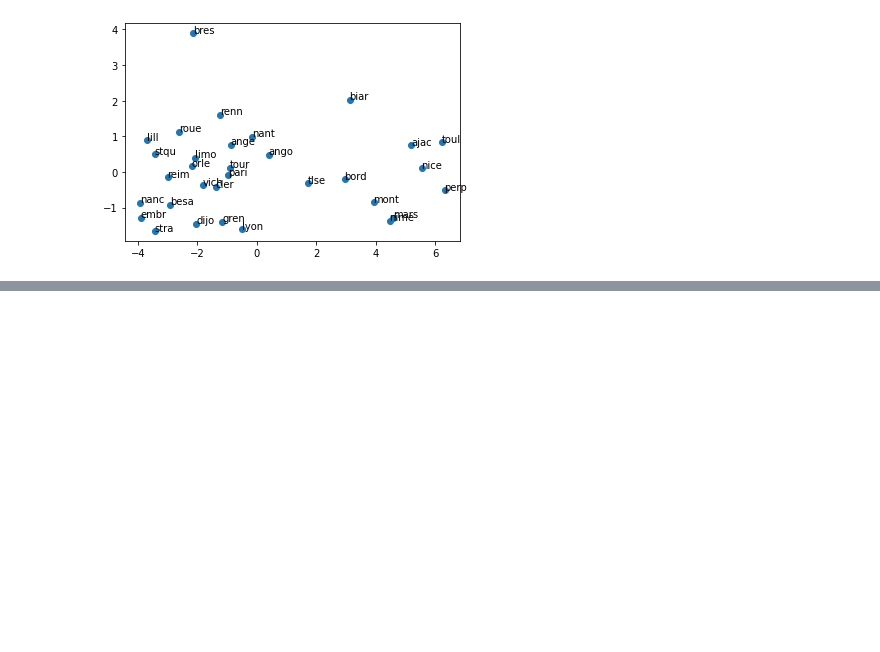
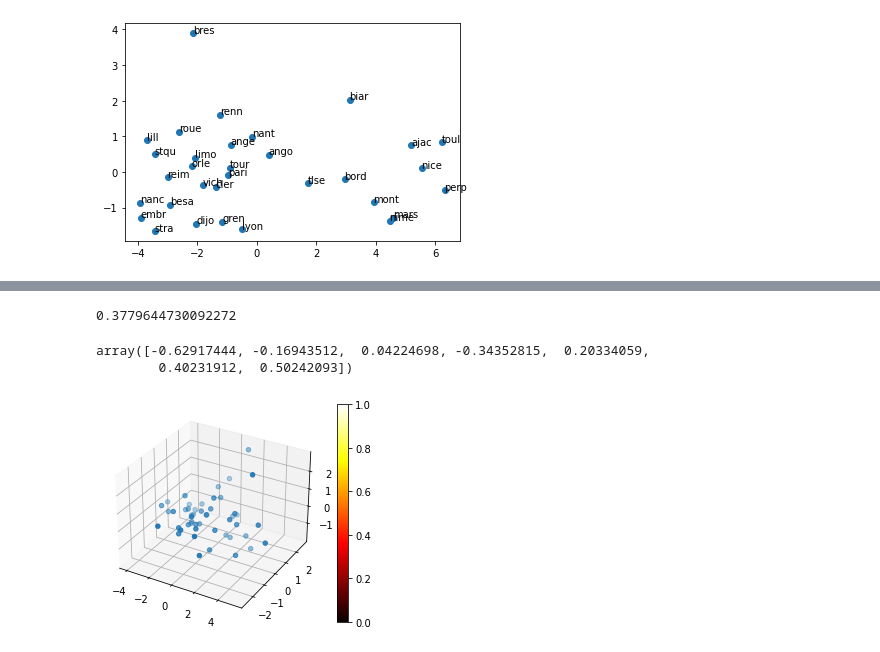
Before and after one commit to Kcrach/TP1_TA, a Jupyter notebook: TP-ANS/NoteBook_GUILLOTIN_ALCARAZ.ipynb, the cells around one changed output, grey strips where cells are left out. Saved outputs shown, nothing was run; the diff lists cells and outputs as text; code cells hidden in the pictures; blank space fills up the shorter version.

```diff
--- a/TP-ANS/NoteBook_GUILLOTIN_ALCARAZ.ipynb
+++ b/TP-ANS/NoteBook_GUILLOTIN_ALCARAZ.ipynb
@@ -86,0 +106,4 @@ plt.show()
+# %%
+x = crimes.iloc[:, 1:8].values
+labels = crimes.iloc[:, 0].values
+print("Etat : ", labels[0], ", Crimes : ", x[0])
@@ -86,0 +117,7 @@ plt.show()
+# %%
+SC = StandardScaler()
+SC.fit(x)
+Xnorm = SC.transform(x)
+# %%
+pca = PCA(n_components=7)
+pca.fit(Xnorm)
@@ -86,0 +143,9 @@ plt.show()
+# %%
+1/np.sqrt(7)
+# %% [output]
+0.3779644730092272
+# %%
+pca.components_[1,:]
+# %% [output]
+array([-0.62917444, -0.16943512,  0.04224698, -0.34352815,  0.20334059,
+        0.40231912,  0.50242093])
@@ -86,0 +154,10 @@ plt.show()
+# %%
+X_pca=pca.transform(Xnorm)
+# %%
+fig = plt.figure()
+ax = fig.add_subplot(111, projection='3d')
+img = ax.scatter(X_pca[:, 0], X_pca[:, 1], X_pca[:, 2], X_pca[:, 3], cmap=plt.hot())
+fig.colorbar(img)
+plt.show()
+# %% [output]
+[figure, added]
```
Also changed, not shown: parts of 30 cells of this notebook.
